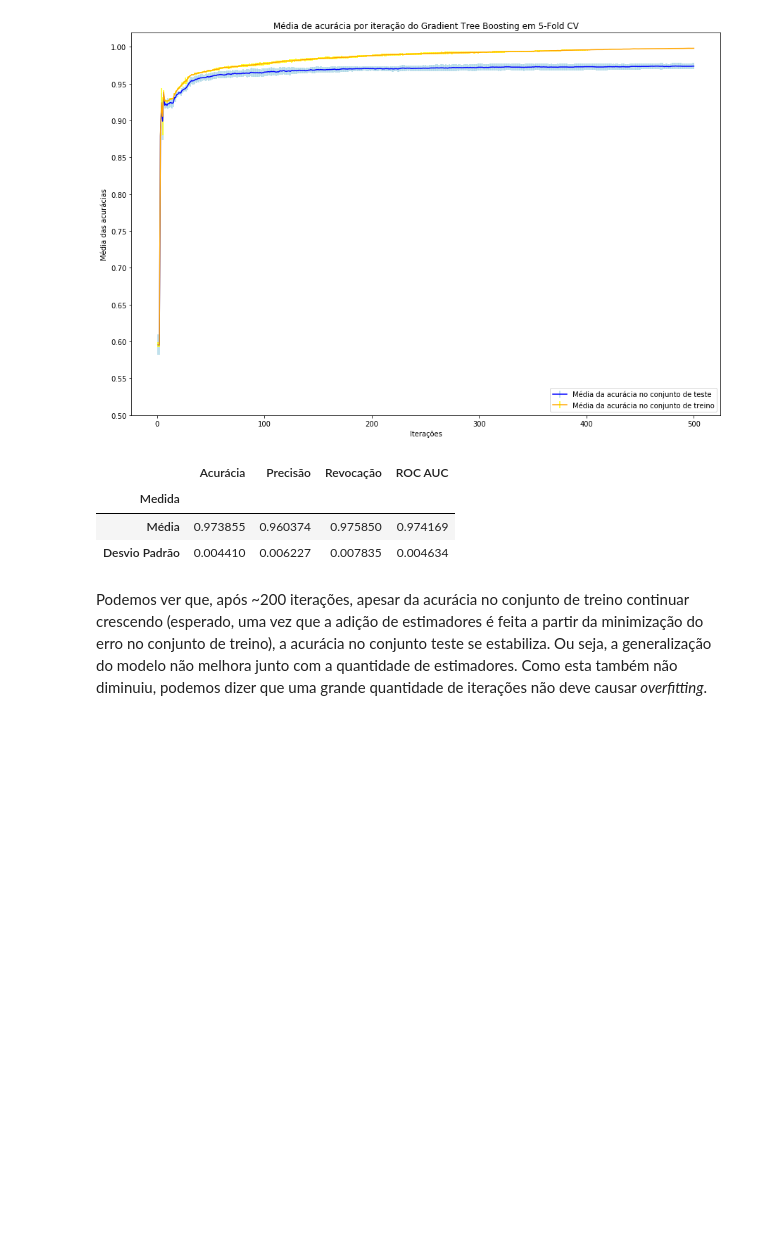
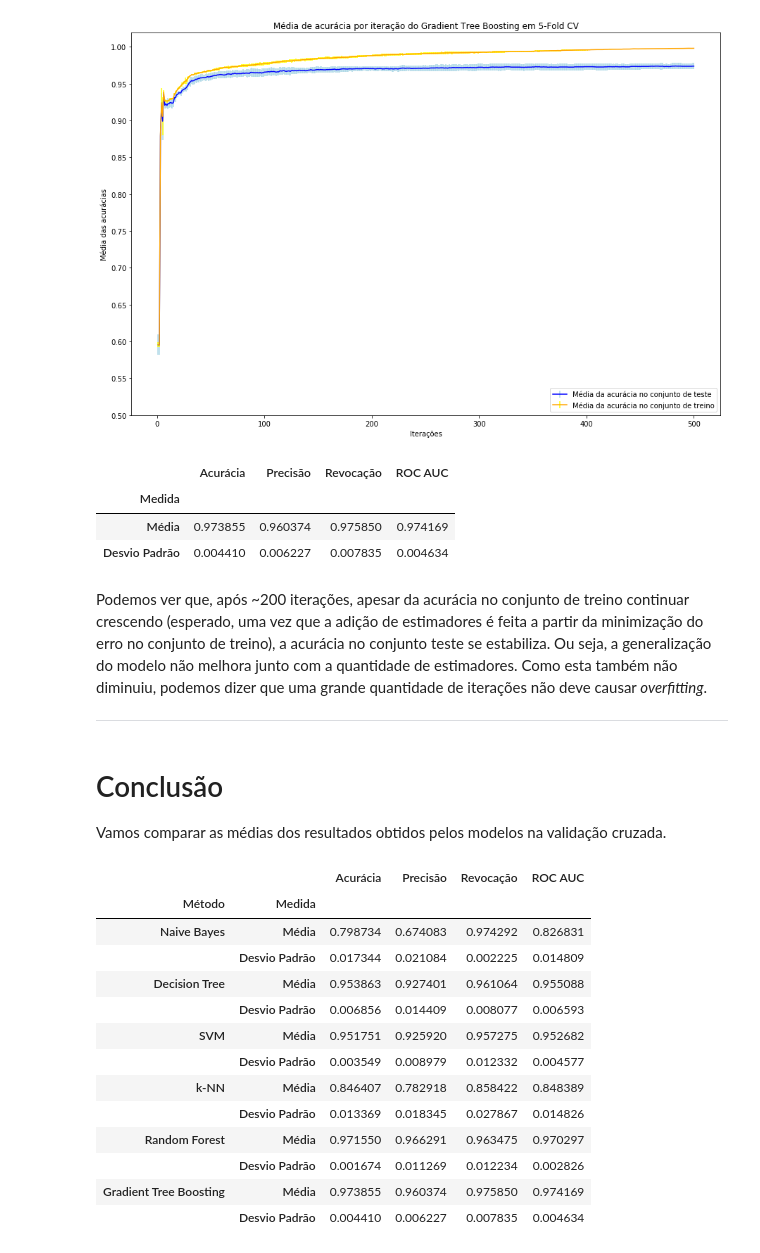
Before and after one commit to marscos/learning_exoplanets, a Jupyter notebook: Aprendizado de Máquina - TP1.ipynb, the cells around one changed output. Drawn from its saved outputs; the diff is of its cells as text; code cells hidden in the pictures; blank space fills up the shorter version.

```diff
--- a/Aprendizado de Máquina - TP1.ipynb
+++ b/Aprendizado de Máquina - TP1.ipynb
@@ -601,3 +601,26 @@ results.loc["Gradient Tree Boosting"]
 | Desvio Padrão | 0.004410 | 0.006227 | 0.007835 | 0.004634 |
 # %% [markdown]
 Podemos ver que, após ~200 iterações, apesar da acurácia no conjunto de treino continuar crescendo (esperado, uma vez que a adição de estimadores é feita a partir da minimização do erro no conjunto de treino), a acurácia no conjunto teste se estabiliza. Ou seja, a generalização do modelo não melhora junto com a quantidade de estimadores. Como esta também não diminuiu, podemos dizer que uma grande quantidade de iterações não deve causar _overfitting_.
+
+---
+# %% [markdown]
+# Conclusão
+
+Vamos comparar as médias dos resultados obtidos pelos modelos na validação cruzada.
+# %%
+results
+# %% [output]
+|  |  | Acurácia | Precisão | Revocação | ROC AUC |
+| Método | Medida |  |  |  |  |
+| Naive Bayes | Média | 0.798734 | 0.674083 | 0.974292 | 0.826831 |
+|  | Desvio Padrão | 0.017344 | 0.021084 | 0.002225 | 0.014809 |
+| Decision Tree | Média | 0.953863 | 0.927401 | 0.961064 | 0.955088 |
+|  | Desvio Padrão | 0.006856 | 0.014409 | 0.008077 | 0.006593 |
+| SVM | Média | 0.951751 | 0.925920 | 0.957275 | 0.952682 |
+|  | Desvio Padrão | 0.003549 | 0.008979 | 0.012332 | 0.004577 |
+| k-NN | Média | 0.846407 | 0.782918 | 0.858422 | 0.848389 |
+|  | Desvio Padrão | 0.013369 | 0.018345 | 0.027867 | 0.014826 |
+| Random Forest | Média | 0.971550 | 0.966291 | 0.963475 | 0.970297 |
+|  | Desvio Padrão | 0.001674 | 0.011269 | 0.012234 | 0.002826 |
+| Gradient Tree Boosting | Média | 0.973855 | 0.960374 | 0.975850 | 0.974169 |
+|  | Desvio Padrão | 0.004410 | 0.006227 | 0.007835 | 0.004634 |
```
Also changed, not shown: parts of 3 cells of this notebook.
